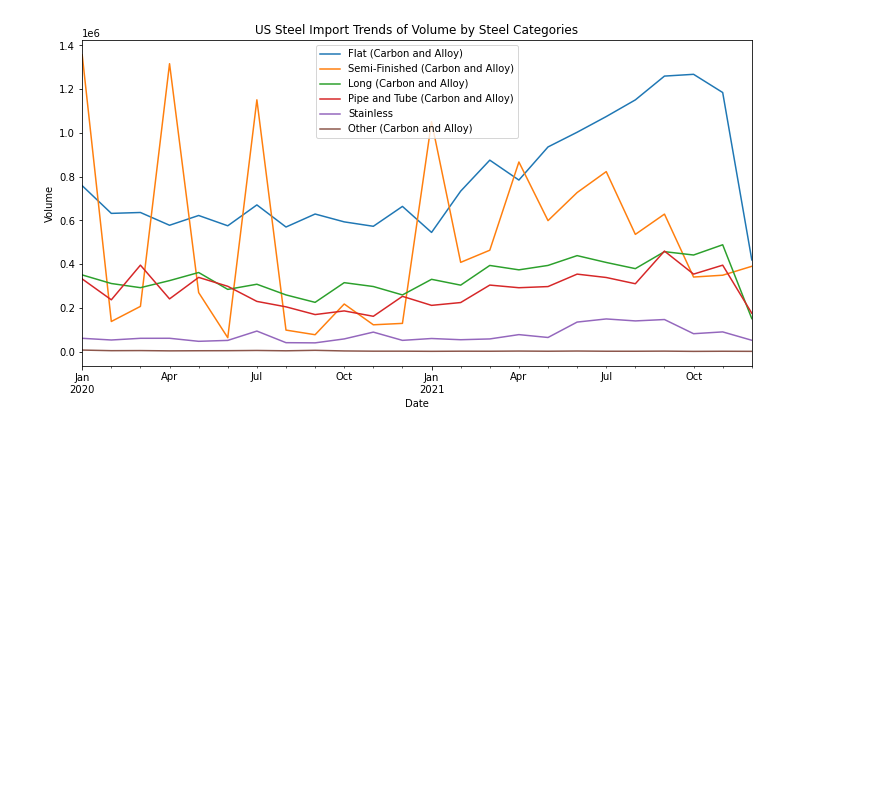
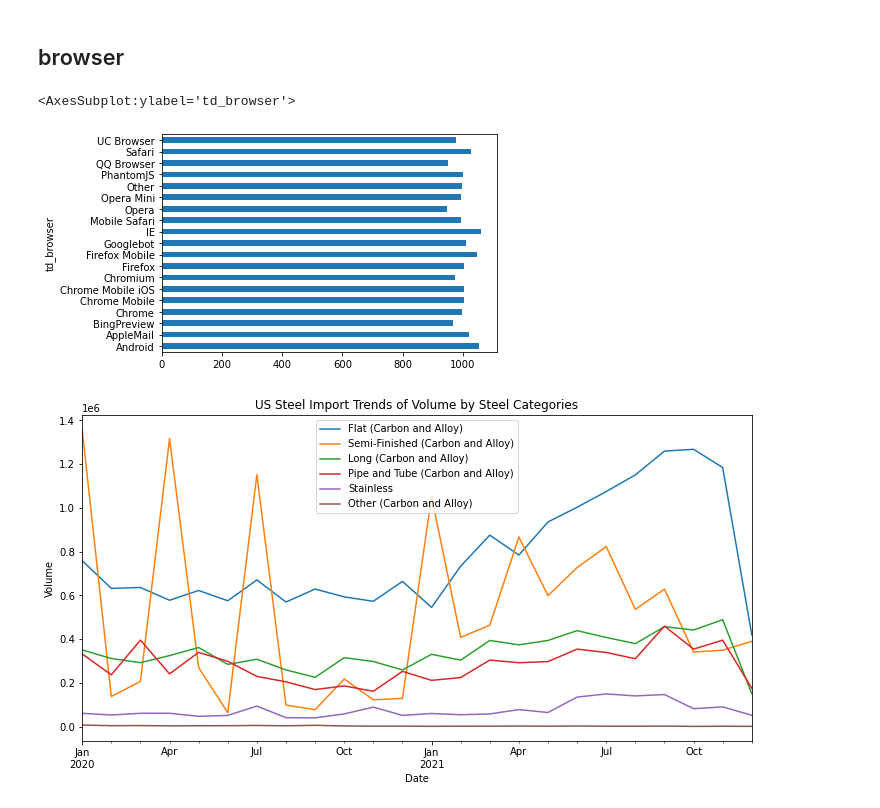
Before and after one commit to ghcn345/Treasure-Bikes, a Jupyter notebook: treasure_bikes_pageviews.ipynb, the cells around one changed output. Cells and saved outputs as stored; diff of their text form; code cells hidden in the pictures; blank space fills up the shorter version.

```diff
--- a/treasure_bikes_pageviews.ipynb
+++ b/treasure_bikes_pageviews.ipynb
@@ -57,3 +52,10 @@ lst = ['Flat (Carbon and Alloy)','Semi-Finished (Carbon and Alloy)', 'Long (Carb
+# %% [markdown]
+## browser
+# %%
+df.groupby('td_browser').size().plot(kind='barh')
+# %% [output]
+<AxesSubplot:ylabel='td_browser'>
+[figure, added]
 # %%
 plt.figure(figsize=(12,6))
 for c in lst:
```
Also changed, not shown: parts of 15 cells of this notebook.
